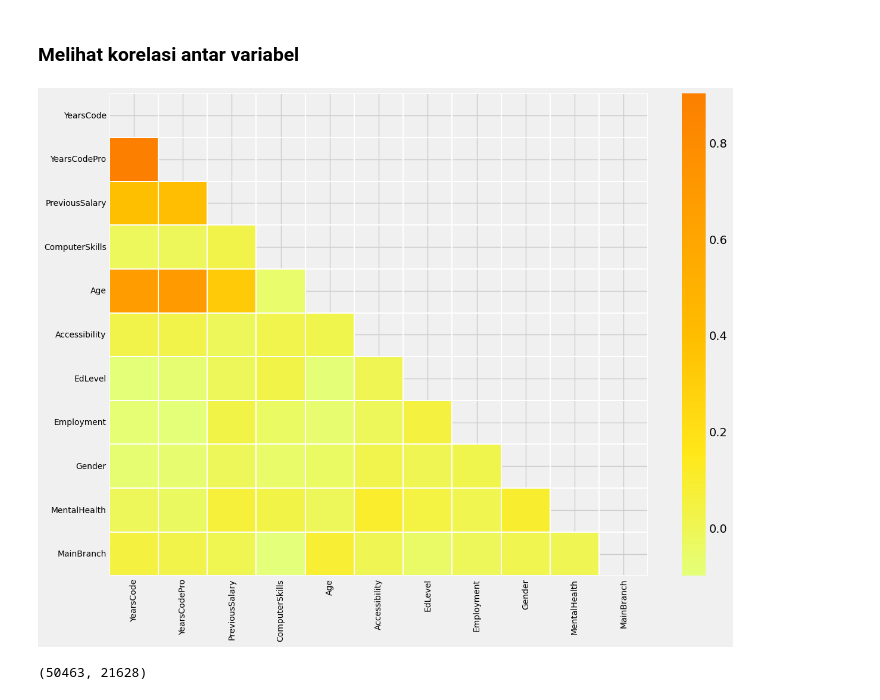
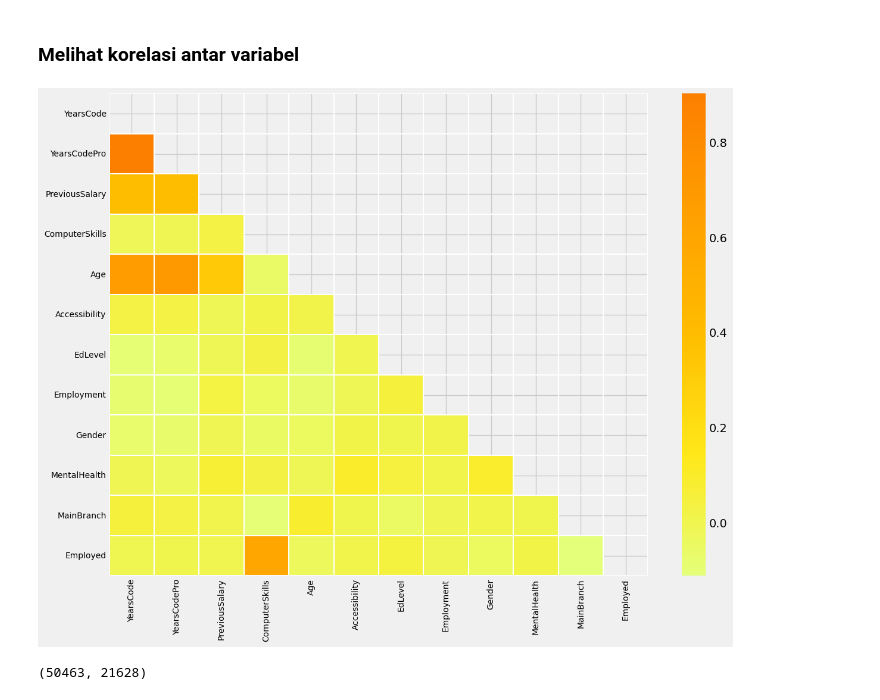
Before and after one commit to teguhrzo/ProjectMachineLearning, a Jupyter notebook: project_ml.ipynb, the cells around one changed output. Drawn from its saved outputs; the diff is of its cells as text; code cells hidden in the pictures.

```diff
--- a/project_ml.ipynb
+++ b/project_ml.ipynb
@@ -191,15 +190,15 @@ df
 # %%
 plt.rcParams['figure.figsize'] = (13, 10)
 plt.style.use('fivethirtyeight')
 
-corr = df.iloc[:, :-1].corr()
+corr = df.corr()
 mask = np.triu(np.ones_like(corr, dtype = bool))
 sns.heatmap(corr, mask=mask, cmap='Wistia', linewidths=.2)
 plt.xticks(fontsize=10)
 plt.yticks(fontsize=10)
 plt.show()
 # %% [output]
-[figure, old version]
+[figure, new version]
 # %%
 # Memisahkan antara column fitur dan column target
 X = df.iloc[:, :-1].values
```
Also changed, not shown: parts of 1 cell of this notebook.
